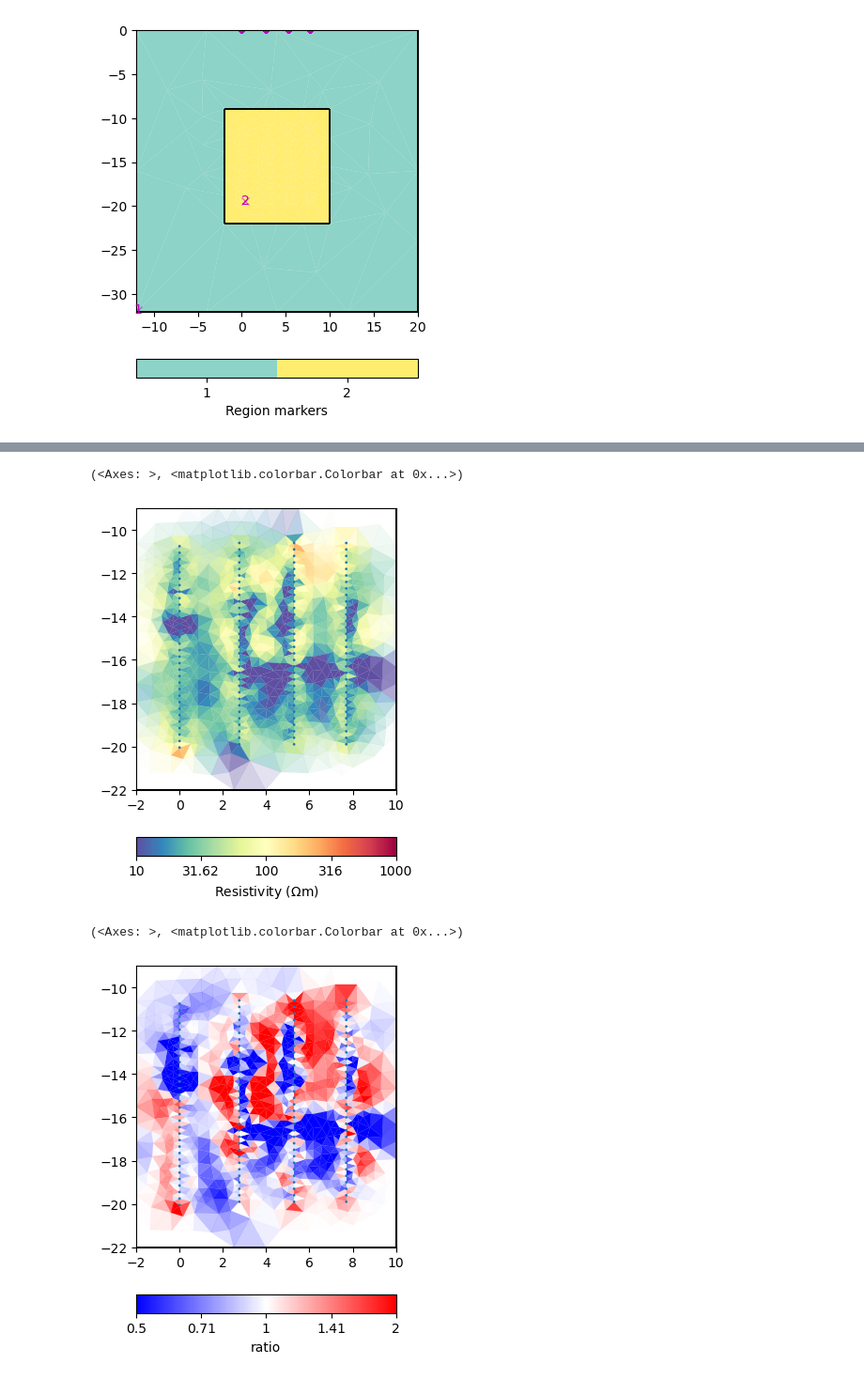
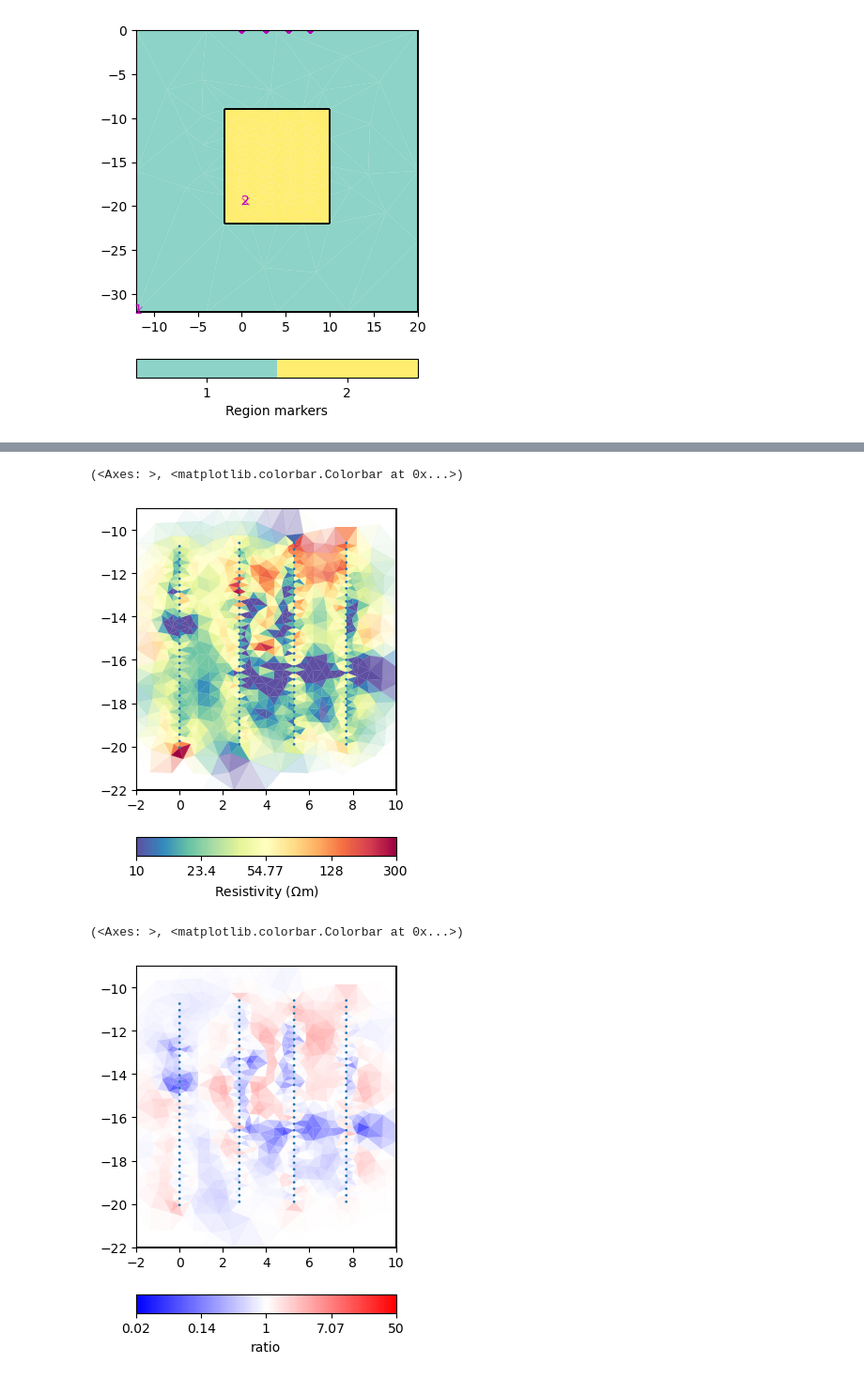
Before and after one commit to halbmy/pyGIMLi-workshop, a Jupyter notebook: 9_specials/Lea/myinv.ipynb, the cells around one changed output, grey strips where cells are left out. Shown at 94% size. Cells and saved outputs as stored; diff of their text form; code cells hidden in the pictures.

```diff
--- a/9_specials/Lea/myinv.ipynb
+++ b/9_specials/Lea/myinv.ipynb
@@ -125,14 +121,14 @@ inv.iter 4 ... chi² = 2.77 (dPhi = -7.26%) lam: 20.0
 # %%
-mgr1.showResult(cMin=10, cMax=1000)
+mgr1.showResult(cMin=10, cMax=300)
 # %% [output]
 (<Axes: >, <matplotlib.colorbar.Colorbar at 0x...>)
-[figure, old version]
+[figure, new version]
 # %%
 mgr1.showResult(mgr1.model/mgr.model, label="ratio",
-                cMin=0.5, cMax=2, cMap="bwr")
+                cMin=0.02, cMax=50, cMap="bwr")
 # %% [output]
 (<Axes: >, <matplotlib.colorbar.Colorbar at 0x...>)
-[figure, old version]
+[figure, new version]
 # %%
 # mgr.fop.createJacobian(pg.Vector(mgr.paraDomain.cellCount(), 10.0))
 sens = mgr.fop.jacobian()[111]
```
Also changed, not shown: parts of 8 cells of this notebook, 11 other files.
